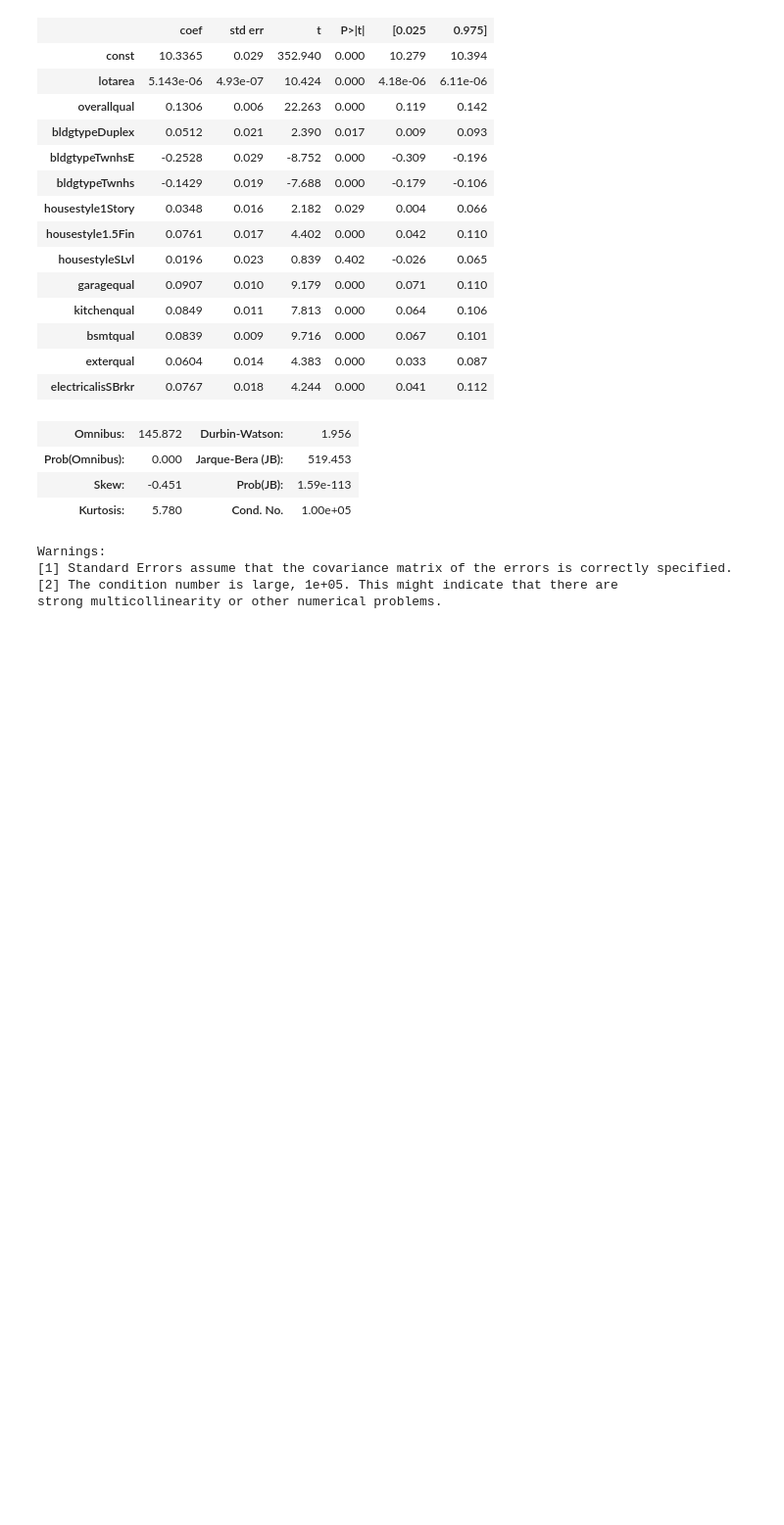
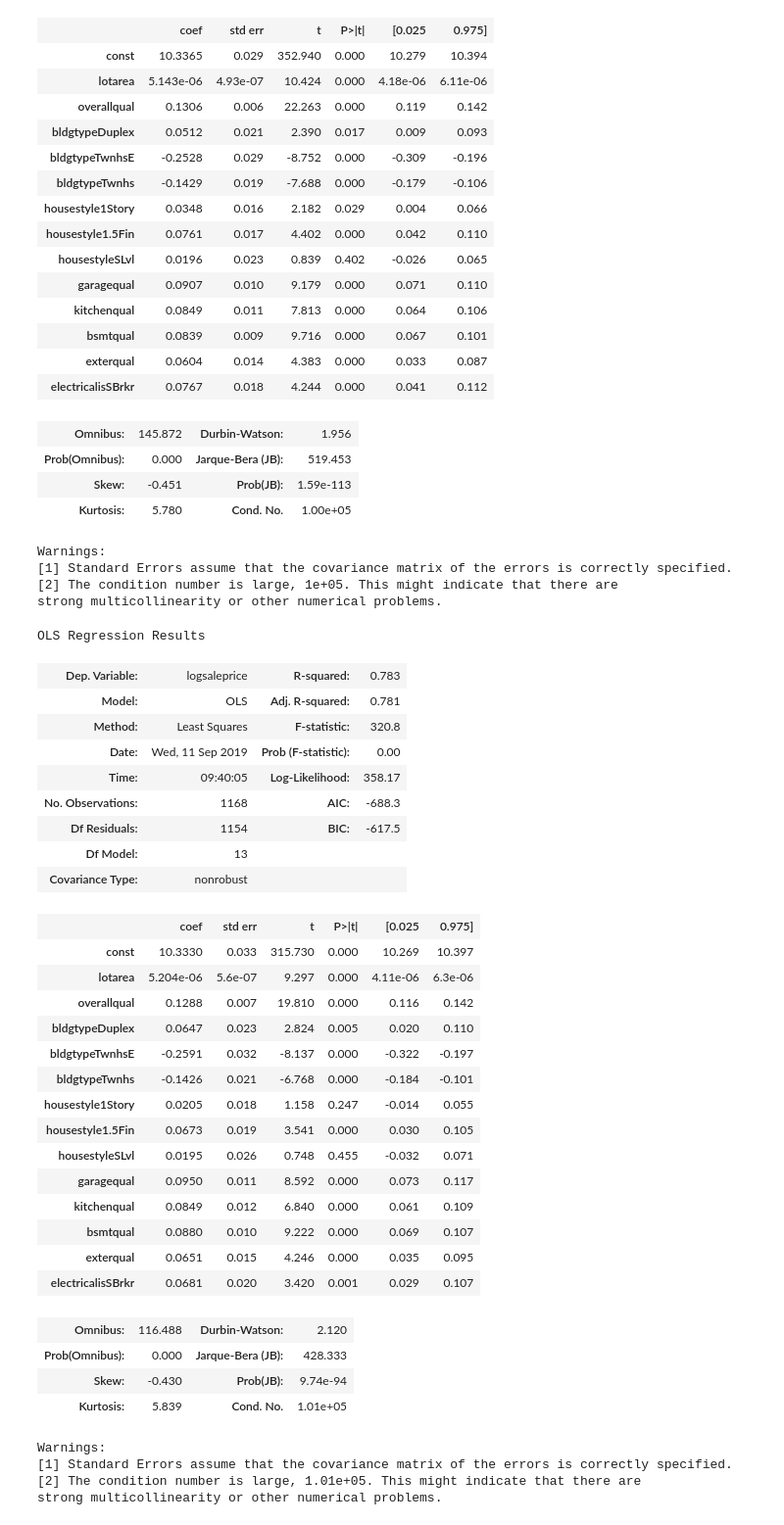
Before and after one commit to joedobrow/Mod19, a Jupyter notebook: Mod19.5Part2.ipynb, the cells around one changed output. Shown at 98% size. Saved outputs shown, nothing was run; the diff lists cells and outputs as text; code cells hidden in the pictures; blank space fills up the shorter version.

```diff
--- a/Mod19.5Part2.ipynb
+++ b/Mod19.5Part2.ipynb
@@ -461,3 +461,51 @@ strong multicollinearity or other numerical problems.
 # R^2 is 0.780, adjusted is 0.778, F-stat is 393.4, AIC is -842.8, BIC is -768.8.
 # This is better than our last one in every way, but I'm still drawn to my first edit with R^2 = .784
 # I'll call a tie between that one and this model.
+# %%
+from sklearn.model_selection import train_test_split
+from sklearn.metrics import mean_absolute_error
+from statsmodels.tools.eval_measures import mse, rmse
+
+Y = feature_df['logsaleprice']
+X = feature_df.iloc[:, :-1]
+
+X_train, X_test, y_train, y_test = train_test_split(X, Y, test_size= 0.2, random_state = 21)
+
+X_train = sm.add_constant(X_train)
+results = sm.OLS(y_train, X_train).fit()
+
+results.summary()
+# %% [output]
+OLS Regression Results
+| Dep. Variable: | logsaleprice | R-squared: | 0.783 |
+| Model: | OLS | Adj. R-squared: | 0.781 |
+| Method: | Least Squares | F-statistic: | 320.8 |
+| Date: | Wed, 11 Sep 2019 | Prob (F-statistic): | 0.00 |
+| Time: | 09:40:05 | Log-Likelihood: | 358.17 |
+| No. Observations: | 1168 | AIC: | -688.3 |
+| Df Residuals: | 1154 | BIC: | -617.5 |
+| Df Model: | 13 |  |  |
+| Covariance Type: | nonrobust |  |  |
+|  | coef | std err | t | P>|t| | [0.025 | 0.975] |
+| const | 10.3330 | 0.033 | 315.730 | 0.000 | 10.269 | 10.397 |
+| lotarea | 5.204e-06 | 5.6e-07 | 9.297 | 0.000 | 4.11e-06 | 6.3e-06 |
+| overallqual | 0.1288 | 0.007 | 19.810 | 0.000 | 0.116 | 0.142 |
+| bldgtypeDuplex | 0.0647 | 0.023 | 2.824 | 0.005 | 0.020 | 0.110 |
+| bldgtypeTwnhsE | -0.2591 | 0.032 | -8.137 | 0.000 | -0.322 | -0.197 |
+| bldgtypeTwnhs | -0.1426 | 0.021 | -6.768 | 0.000 | -0.184 | -0.101 |
+| housestyle1Story | 0.0205 | 0.018 | 1.158 | 0.247 | -0.014 | 0.055 |
+| housestyle1.5Fin | 0.0673 | 0.019 | 3.541 | 0.000 | 0.030 | 0.105 |
+| housestyleSLvl | 0.0195 | 0.026 | 0.748 | 0.455 | -0.032 | 0.071 |
+| garagequal | 0.0950 | 0.011 | 8.592 | 0.000 | 0.073 | 0.117 |
+| kitchenqual | 0.0849 | 0.012 | 6.840 | 0.000 | 0.061 | 0.109 |
+| bsmtqual | 0.0880 | 0.010 | 9.222 | 0.000 | 0.069 | 0.107 |
+| exterqual | 0.0651 | 0.015 | 4.246 | 0.000 | 0.035 | 0.095 |
+| electricalisSBrkr | 0.0681 | 0.020 | 3.420 | 0.001 | 0.029 | 0.107 |
+| Omnibus: | 116.488 | Durbin-Watson: | 2.120 |
+| Prob(Omnibus): | 0.000 | Jarque-Bera (JB): | 428.333 |
+| Skew: | -0.430 | Prob(JB): | 9.74e-94 |
+| Kurtosis: | 5.839 | Cond. No. | 1.01e+05 |
+Warnings:
+[1] Standard Errors assume that the covariance matrix of the errors is correctly specified.
+[2] The condition number is large, 1.01e+05. This might indicate that there are
+strong multicollinearity or other numerical problems.
```
Also changed, not shown: parts of 2 cells of this notebook, 1 other file.
